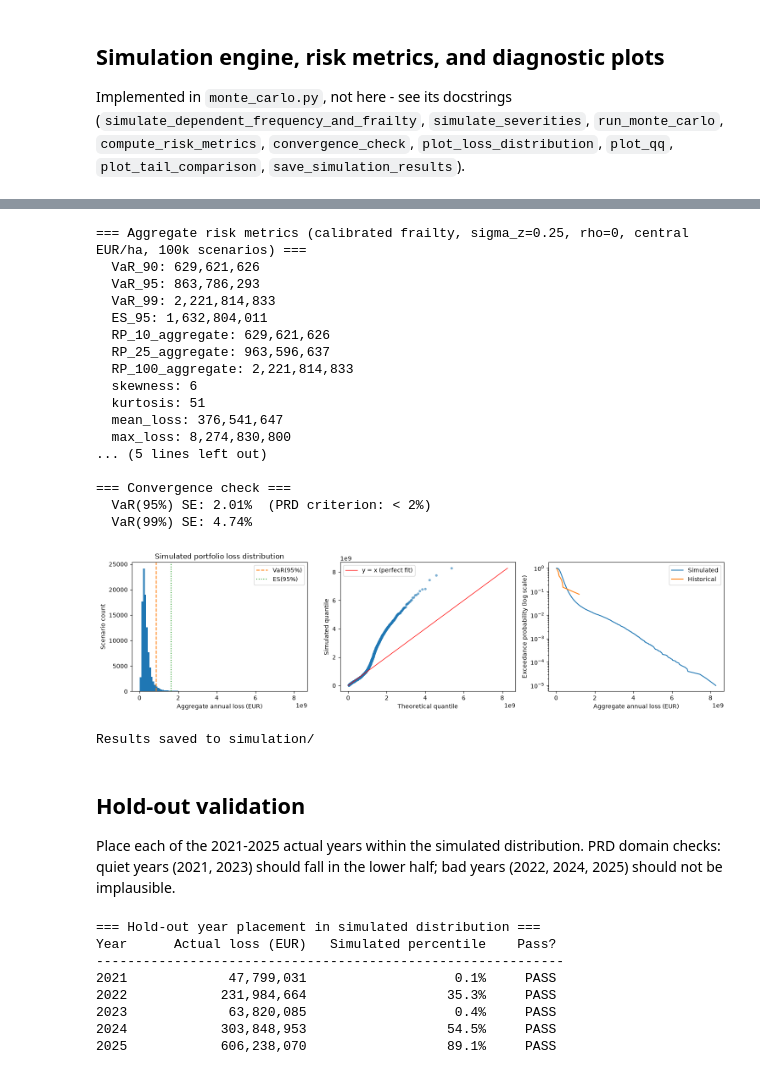
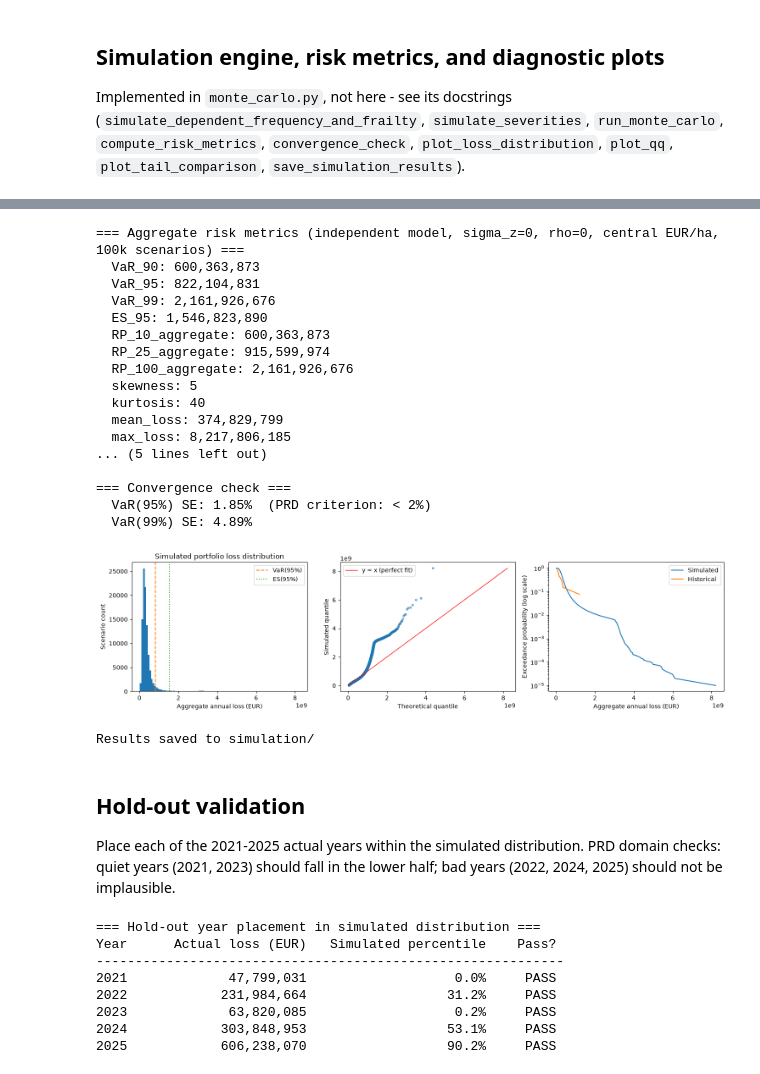
Before and after one commit to DanPhnx/pt-wildfire-catmodel, a Jupyter notebook: notebooks/03_monte_carlo.ipynb, the cells around one changed output, grey strips where cells are left out. Drawn from its saved outputs; the diff is of its cells as text; code cells hidden in the pictures.

```diff
--- a/notebooks/03_monte_carlo.ipynb
+++ b/notebooks/03_monte_carlo.ipynb
@@ -121,5 +135,5 @@ does not apply here.
 # %%
-sigma_z, rho = 0.25, 0.0  # calibrated: matches training annual SD at ratio 0.999
+sigma_z, rho = 0.0, 0.0  # calibrated: independent model (PRDF tail xi=0.849 already generates sufficient variance)
 eur_per_ha = eur_scenarios["central"]["eur_per_ha"]
 
 annual_losses, occurrence_losses = run_monte_carlo(
@@ -131,55 +145,55 @@ metrics = compute_risk_metrics(annual_losses)
 occurrence_metrics = compute_risk_metrics(occurrence_losses)
 convergence = convergence_check(annual_losses)
 
-print("=== Aggregate risk metrics (calibrated frailty, sigma_z=0.25, rho=0, central EUR/ha, 100k scenarios) ===")
+print("=== Aggregate risk metrics (independent model, sigma_z=0, rho=0, central EUR/ha, 100k scenarios) ===")
 for k, v in metrics.items():
     print(f"  {k}: {v:,.0f}" if isinstance(v, float) and v > 1 else f"  {k}: {v:.3f}")
 
 print("\n=== Occurrence risk metrics (worst single fire per year) ===")
 for k in ("RP_10_aggregate", "RP_25_aggregate", "RP_100_aggregate"):
     label = k.replace("_aggregate", "_occurrence")
     print(f"  {label}: {occurrence_metrics[k]:,.0f}")
 
 print(f"\n=== Convergence check ===")
 print(f"  VaR(95%) SE: {convergence['VaR_95_se_pct']:.2f}%  (PRD criterion: < 2%)")
 print(f"  VaR(99%) SE: {convergence['VaR_99_se_pct']:.2f}%")
 
 fig, axes = plt.subplots(1, 3, figsize=(15, 4))
 plot_loss_distribution(annual_losses, metrics, ax=axes[0])
 plot_qq(annual_losses, ax=axes[1])
 historical_annual_losses = (
     train_events.groupby(train_events["Date"].dt.year)["Burned_Area_ha"].sum() * eur_per_ha
 ).values
 plot_tail_comparison(annual_losses, historical_annual_losses, ax=axes[2])
 plt.tight_layout()
 plt.savefig(SIMULATION_DIR / "diagnostic_plots_frailty_calibrated.pdf")
 plt.show()
 
 save_simulation_results(annual_losses, {**metrics, **convergence,
     "RP_10_occurrence": occurrence_metrics["RP_10_aggregate"],
     "RP_25_occurrence": occurrence_metrics["RP_25_aggregate"],
     "RP_100_occurrence": occurrence_metrics["RP_100_aggregate"]},
     filename="monte_carlo_frailty_calibrated.csv")
 print("\nResults saved to simulation/")
 # %% [output]
-=== Aggregate risk metrics (calibrated frailty, sigma_z=0.25, rho=0, central EUR/ha, 100k scenarios) ===
-  VaR_90: 629,621,626
-  VaR_95: 863,786,293
-  VaR_99: 2,221,814,833
-  ES_95: 1,632,804,011
-  RP_10_aggregate: 629,621,626
-  RP_25_aggregate: 963,596,637
-  RP_100_aggregate: 2,221,814,833
-  skewness: 6
-  kurtosis: 51
-  mean_loss: 376,541,647
-  max_loss: 8,274,830,800
+=== Aggregate risk metrics (independent model, sigma_z=0, rho=0, central EUR/ha, 100k scenarios) ===
+  VaR_90: 600,363,873
+  VaR_95: 822,104,831
+  VaR_99: 2,161,926,676
+  ES_95: 1,546,823,890
+  RP_10_aggregate: 600,363,873
+  RP_25_aggregate: 915,599,974
+  RP_100_aggregate: 2,161,926,676
+  skewness: 5
+  kurtosis: 40
+  mean_loss: 374,829,799
+  max_loss: 8,217,806,185
 ... (5 lines left out)
 
 === Convergence check ===
-  VaR(95%) SE: 2.01%  (PRD criterion: < 2%)
-  VaR(99%) SE: 4.74%
+  VaR(95%) SE: 1.85%  (PRD criterion: < 2%)
+  VaR(99%) SE: 4.89%
-[figure, old version]
+[figure, new version]
 Results saved to simulation/
 # %% [markdown]
 ## Hold-out validation
@@ -210,8 +224,8 @@ for yr, actual in holdout_annual.items():
 === Hold-out year placement in simulated distribution ===
 Year      Actual loss (EUR)   Simulated percentile    Pass?
 ------------------------------------------------------------
-2021             47,799,031                   0.1%     PASS
-2022            231,984,664                  35.3%     PASS
-2023             63,820,085                   0.4%     PASS
-2024            303,848,953                  54.5%     PASS
-2025            606,238,070                  89.1%     PASS
+2021             47,799,031                   0.0%     PASS
+2022            231,984,664                  31.2%     PASS
+2023             63,820,085                   0.2%     PASS
+2024            303,848,953                  53.1%     PASS
+2025            606,238,070                  90.2%     PASS
```
Also changed, not shown: parts of 2 cells of this notebook, 3 other files.
